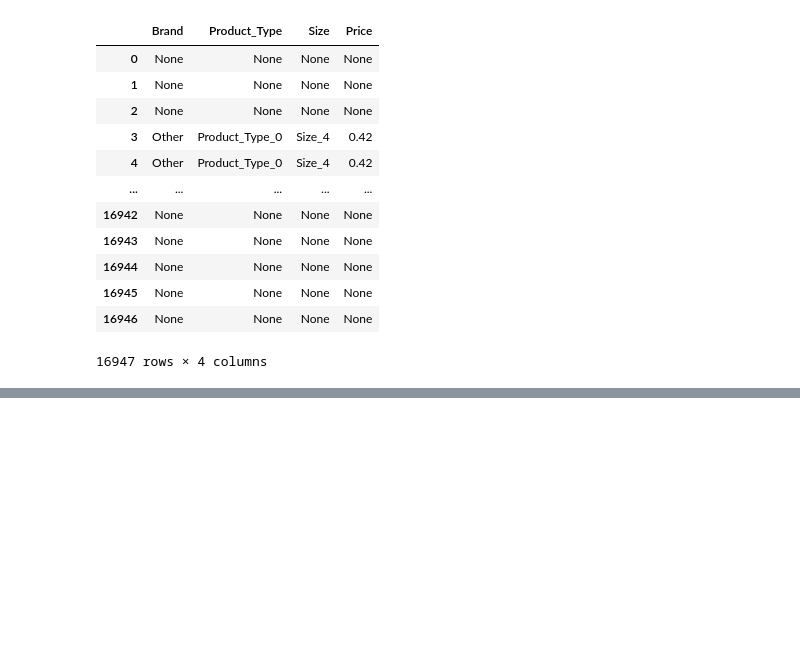
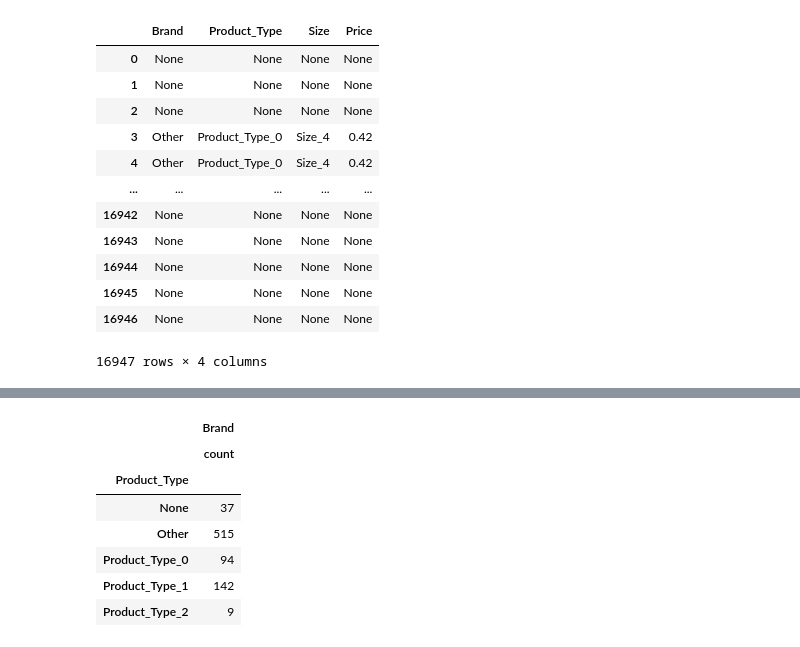
Before and after one commit to MauricioFIUBA/TP1OrganizacionDeDatos, a Jupyter notebook: Analisis_1.ipynb, the cells around one changed output, grey strips where cells are left out. Drawn from its saved outputs; the diff is of its cells as text; code cells hidden in the pictures; blank space fills up the shorter version.

```diff
--- a/Analisis_1.ipynb
+++ b/Analisis_1.ipynb
@@ -437 +461,13 @@ Other    604
 Name: Price, dtype: int64
+# %%
+lll= productos.groupby('Product_Type').agg({'Brand':['count']})#
+lll.head()
+# %% [output]
+|  | Brand |
+|  | count |
+| Product_Type |  |
+| None | 37 |
+| Other | 515 |
+| Product_Type_0 | 94 |
+| Product_Type_1 | 142 |
+| Product_Type_2 | 9 |
```
Also changed, not shown: parts of 8 cells of this notebook.
